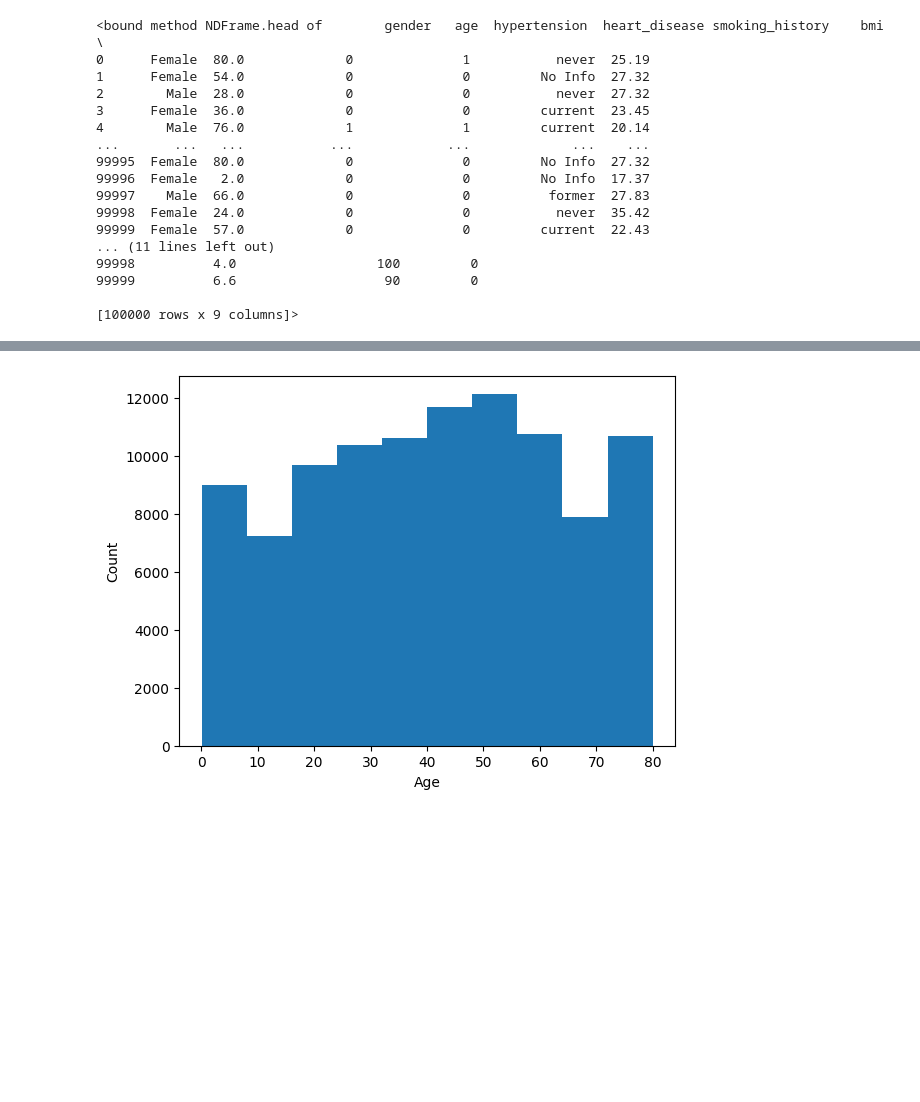
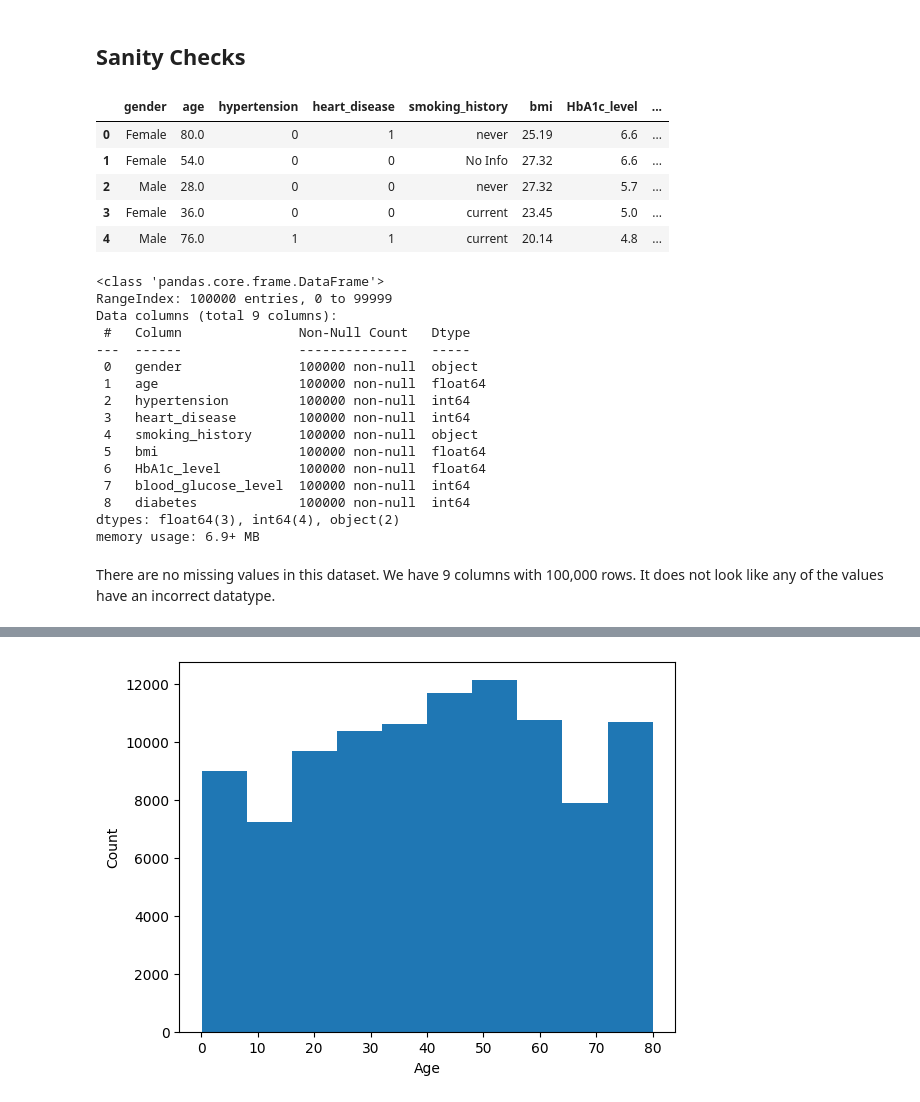
Before and after one commit to ChetanAIML/Team5, a Jupyter notebook: ML_FinalProject_Team5.ipynb, the cells around one changed output, grey strips where cells are left out. Drawn from its saved outputs; the diff is of its cells as text; code cells hidden in the pictures; blank space fills up the shorter version.

```diff
--- a/ML_FinalProject_Team5.ipynb
+++ b/ML_FinalProject_Team5.ipynb
@@ -14,20 +23,33 @@ df=pd.read_csv("/content/drive/Shareddrives/Project/ML-Team5/diabetes_prediction
+# %% [markdown]
+## Sanity Checks
+# %%
+# Checking if dataset loaded properly
+df.head()
+# %% [output]
+|  | gender | age | hypertension | heart_disease | smoking_history | bmi | HbA1c_level | ... |
+| 0 | Female | 80.0 | 0 | 1 | never | 25.19 | 6.6 | ... |
+| 1 | Female | 54.0 | 0 | 0 | No Info | 27.32 | 6.6 | ... |
+| 2 | Male | 28.0 | 0 | 0 | never | 27.32 | 5.7 | ... |
+| 3 | Female | 36.0 | 0 | 0 | current | 23.45 | 5.0 | ... |
+| 4 | Male | 76.0 | 1 | 1 | current | 20.14 | 4.8 | ... |
 # %%
-df.head
+df.info()
 # %% [output]
-<bound method NDFrame.head of        gender   age  hypertension  heart_disease smoking_history    bmi  \
-0      Female  80.0             0              1           never  25.19
-1      Female  54.0             0              0         No Info  27.32
-2        Male  28.0             0              0           never  27.32
-3      Female  36.0             0              0         current  23.45
-4        Male  76.0             1              1         current  20.14
-...       ...   ...           ...            ...             ...    ...
-99995  Female  80.0             0              0         No Info  27.32
-99996  Female   2.0             0              0         No Info  17.37
-99997    Male  66.0             0              0          former  27.83
-99998  Female  24.0             0              0           never  35.42
-99999  Female  57.0             0              0         current  22.43
-... (11 lines left out)
-99998          4.0                  100         0
-99999          6.6                   90         0
-
-[100000 rows x 9 columns]>
+<class 'pandas.core.frame.DataFrame'>
+RangeIndex: 100000 entries, 0 to 99999
+Data columns (total 9 columns):
+ #   Column               Non-Null Count   Dtype
+---  ------               --------------   -----
+ 0   gender               100000 non-null  object
+ 1   age                  100000 non-null  float64
+ 2   hypertension         100000 non-null  int64
+ 3   heart_disease        100000 non-null  int64
+ 4   smoking_history      100000 non-null  object
+ 5   bmi                  100000 non-null  float64
+ 6   HbA1c_level          100000 non-null  float64
+ 7   blood_glucose_level  100000 non-null  int64
+ 8   diabetes             100000 non-null  int64
+dtypes: float64(3), int64(4), object(2)
+memory usage: 6.9+ MB
+# %% [markdown]
+There are no missing values in this dataset. We have 9 columns with 100,000 rows. It does not look like any of the values have an incorrect datatype.
```
Also changed, not shown: parts of 16 cells of this notebook.
